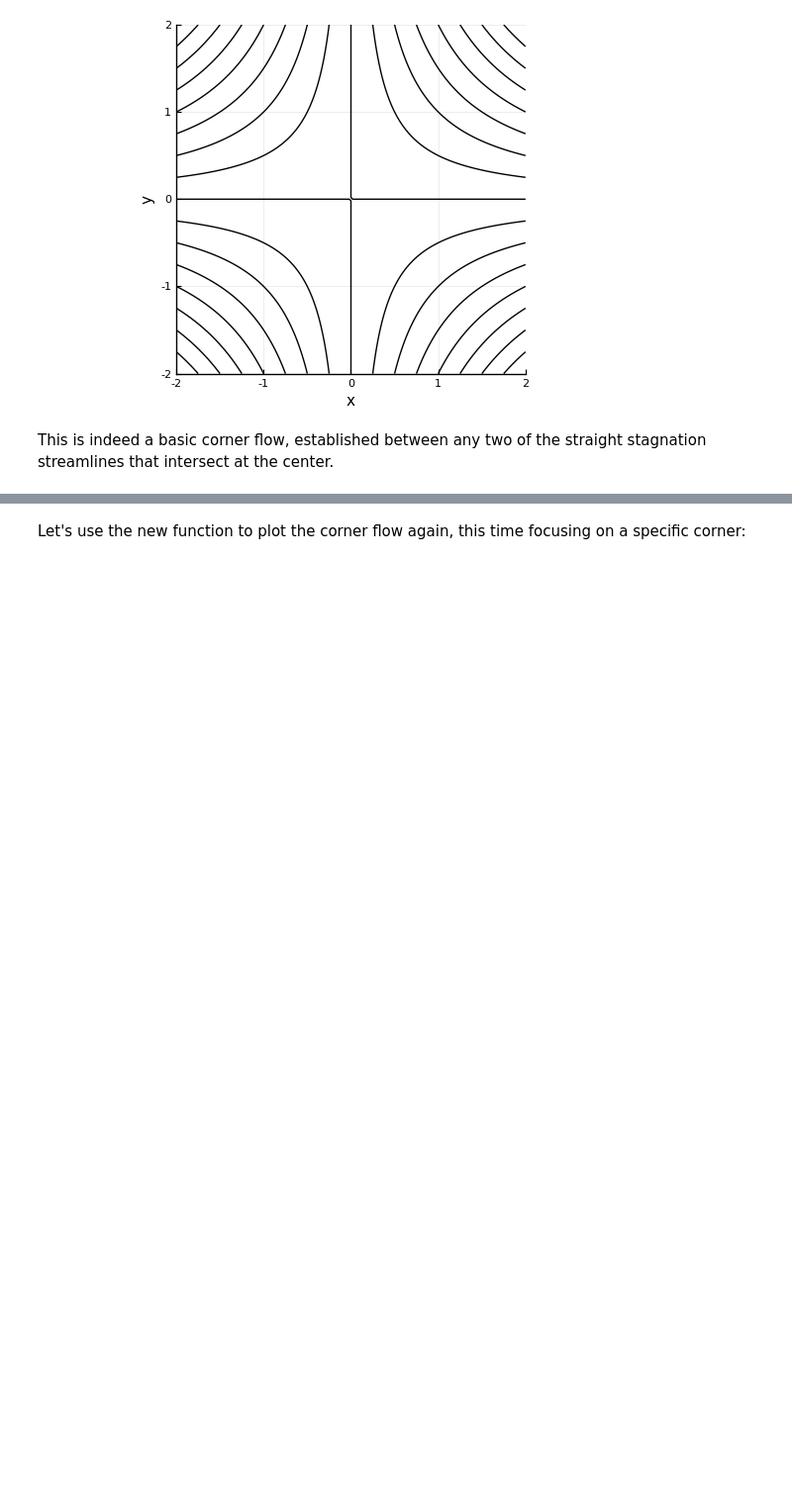
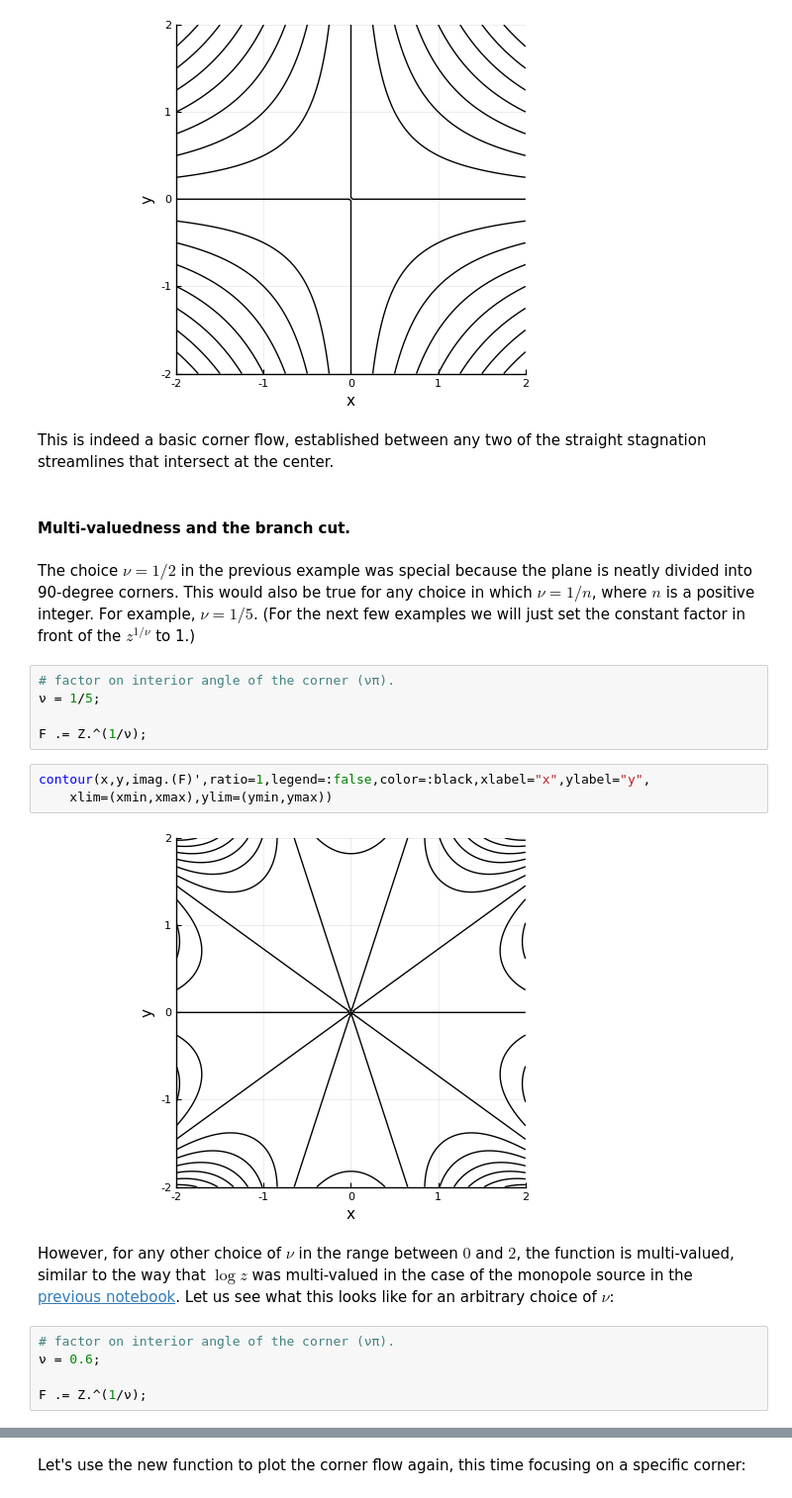
Before and after one commit to jdeldre/BookExamples, a Jupyter notebook: src/3.3-CornerWedge.ipynb, the cells around one changed output, grey strips where cells are left out. Shown at 99% size. Drawn from its saved outputs; the diff is of its cells as text; blank space fills up the shorter version.

Commit message:
Fixed up a lot on the corner and wedge notebook

```diff
--- a/src/3.3-CornerWedge.ipynb
+++ b/src/3.3-CornerWedge.ipynb
@@ -67,3 +69,25 @@ contour(x,y,imag.(F)',ratio=1,legend=:false,color=:black,xlabel="x",ylabel="y",
 [figure]
 # %% [markdown]
 This is indeed a basic corner flow, established between any two of the straight stagnation streamlines that intersect at the center.
+# %% [markdown]
+<a id='branch'></a>
+#### Multi-valuedness and the branch cut.
+# %% [markdown]
+The choice $\nu=1/2$ in the previous example was special because the plane is neatly divided into 90-degree corners. This would also be true for any choice in which $\nu = 1/n$, where $n$ is a positive integer. For example, $\nu = 1/5$. (For the next few examples we will just set the constant factor in front of the $z^{1/\nu}$ to 1.)
+# %%
+# factor on interior angle of the corner (νπ).
+ν = 1/5;
+
+F .= Z.^(1/ν);
+# %%
+contour(x,y,imag.(F)',ratio=1,legend=:false,color=:black,xlabel="x",ylabel="y",
+    xlim=(xmin,xmax),ylim=(ymin,ymax))
+# %% [output]
+[figure, added]
+# %% [markdown]
+However, for any other choice of $\nu$ in the range between $0$ and $2$, the function is multi-valued, similar to the way that $\log z$ was multi-valued in the case of the monopole source in the [previous notebook](3.2-PotentialFlowsInPlane.ipynb). Let us see what this looks like for an arbitrary choice of $\nu$:
+# %%
+# factor on interior angle of the corner (νπ).
+ν = 0.6;
+
+F .= Z.^(1/ν);
```
Also changed, not shown: parts of 72 cells of this notebook, 1 other file.
